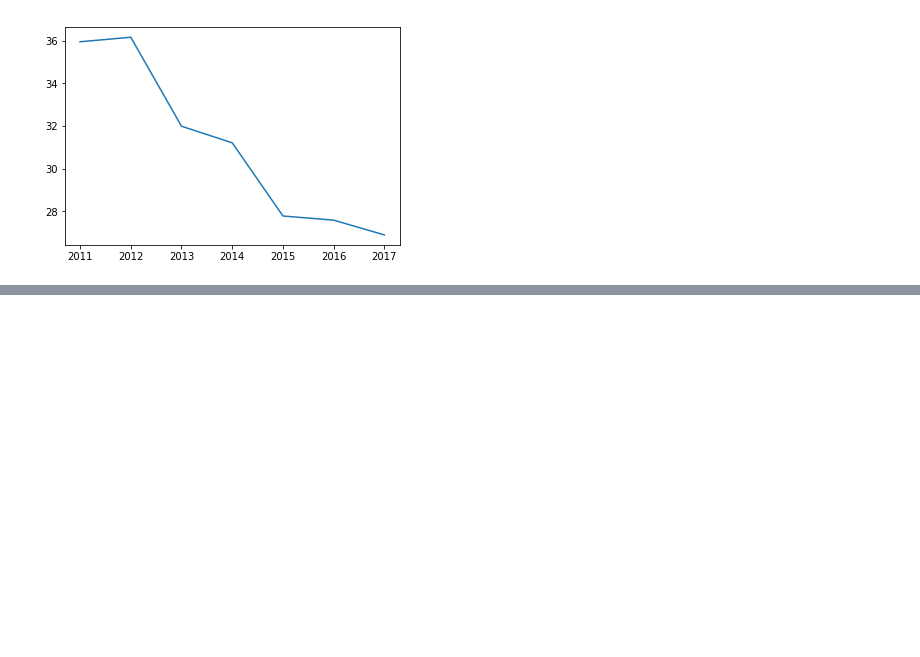
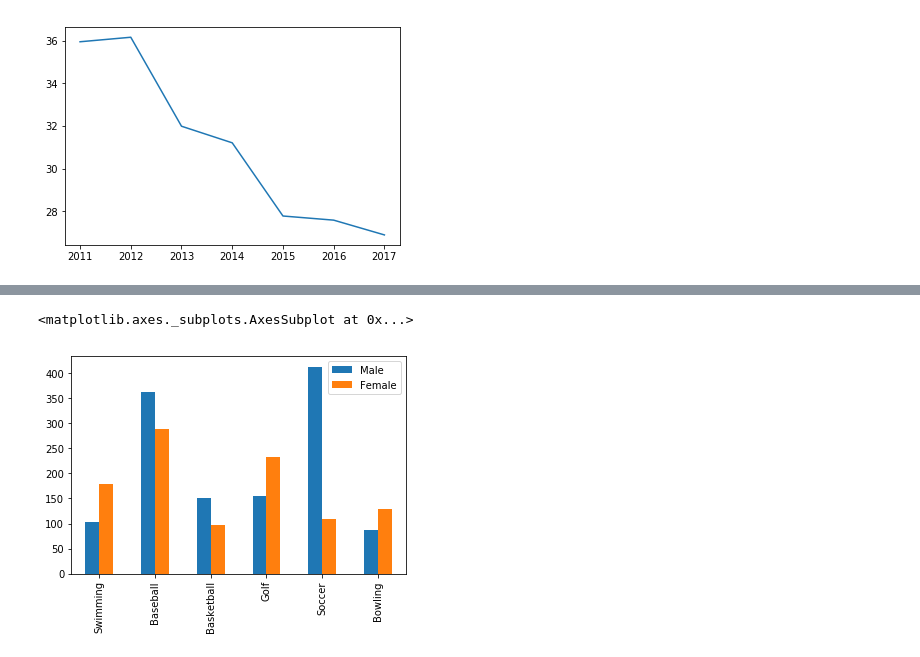
Before and after one commit to Beomman-Han/machine-learning, a Jupyter notebook: data_science/basic_plots.ipynb, the cells around one changed output, grey strips where cells are left out. Saved outputs shown, nothing was run; the diff lists cells and outputs as text; code cells hidden in the pictures; blank space fills up the shorter version.

Commit message:
Practice bar plot and pie plot

```diff
--- a/data_science/basic_plots.ipynb
+++ b/data_science/basic_plots.ipynb
@@ -39,3 +39,7 @@ df['KBS'].plot()
 # %% [output]
 <matplotlib.axes._subplots.AxesSubplot at 0x...>
 [figure]
+# %%
+## bar plot
+df = pd.read_csv('data/sports.csv', index_col=0)
+df
@@ -41,0 +54,5 @@ df['KBS'].plot()
+# %%
+df.plot(kind='bar')
+# %% [output]
+<matplotlib.axes._subplots.AxesSubplot at 0x...>
+[figure, added]
```
Also changed, not shown: parts of 7 cells of this notebook, 1 other file.
